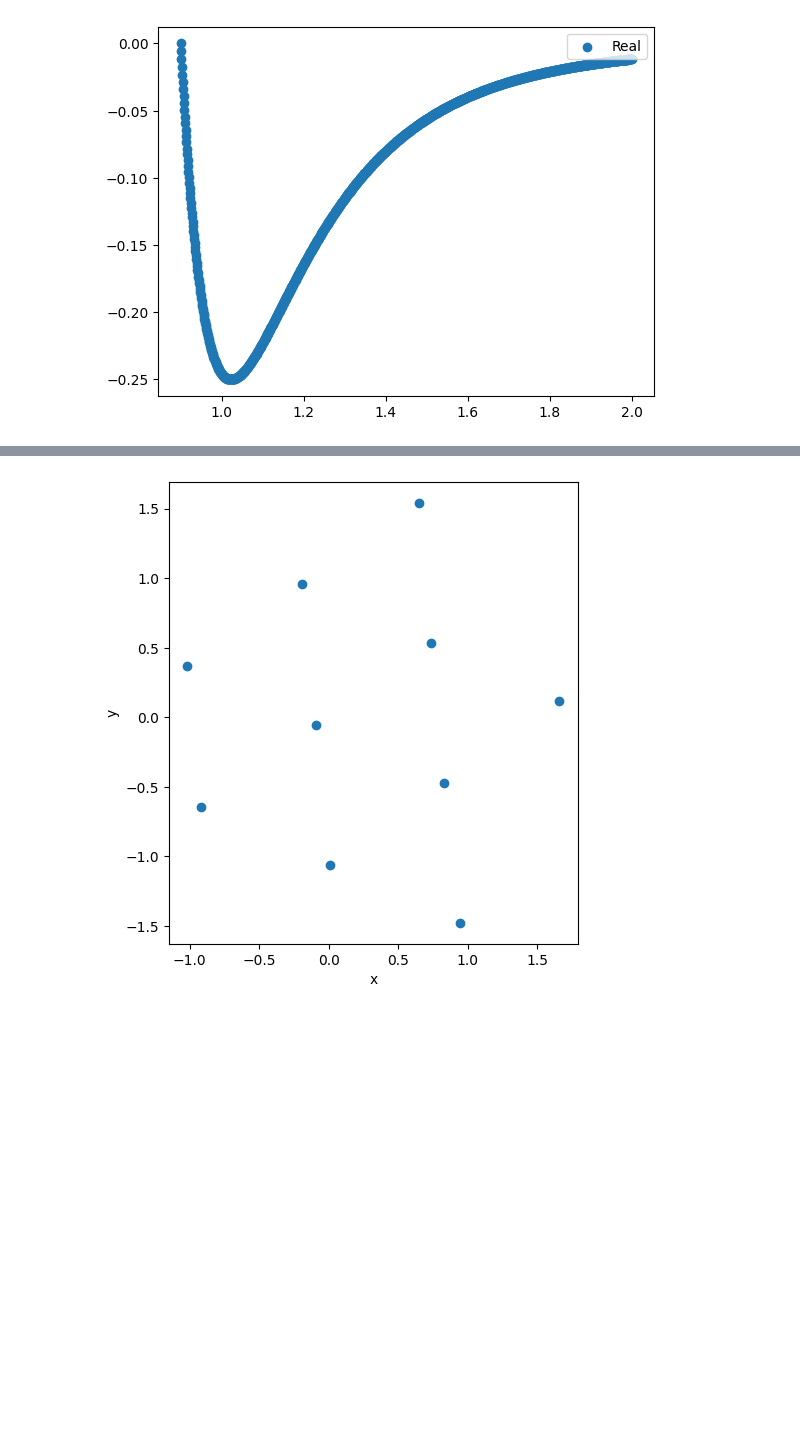
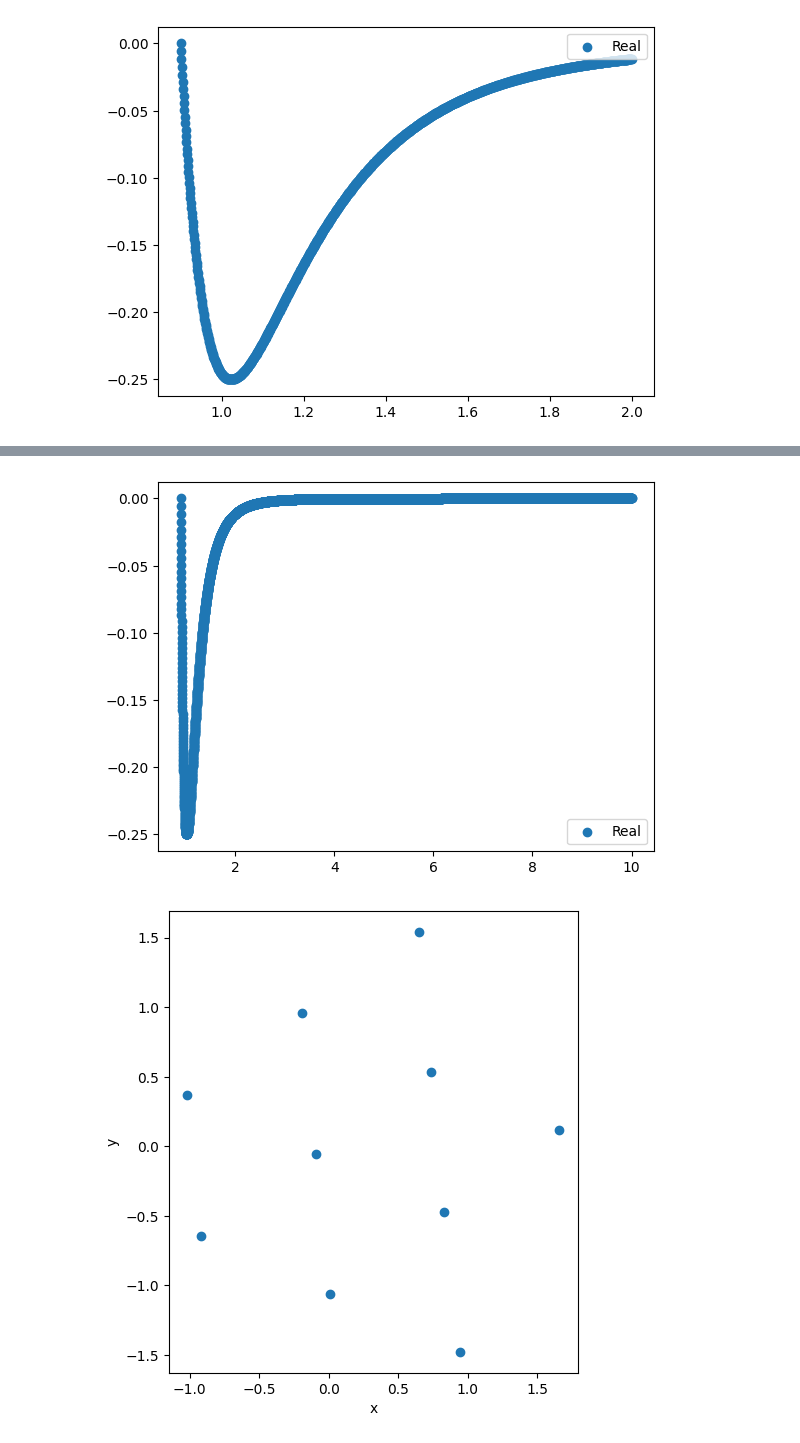
Before and after one commit to hikarimusic/MDLab, a Jupyter notebook: paper3/exp3.ipynb, the cells around one changed output, grey strips where cells are left out. Saved outputs shown, nothing was run; the diff lists cells and outputs as text; code cells hidden in the pictures; blank space fills up the shorter version.

```diff
--- a/paper3/exp3.ipynb
+++ b/paper3/exp3.ipynb
@@ -170,3 +184,14 @@ plt.show()
+# %%
+x_data = torch.arange(0.9, 10.0, 0.001).to(device)
+y_real = lennard_jones_potential(x_data)
+y_pred = force_field(x_data.view(-1, 1)).detach()
+
+plt.scatter(x_data.cpu().numpy(), y_real.cpu().numpy(), label='Real')
+# plt.scatter(x_data.numpy(), y_pred.numpy(), label='Predict', color='red')
+plt.legend()
+plt.show()
+# %% [output]
+[figure, added]
 # %%
 # Data
 def lennard_jones_potential(r, eps=1e-1):
```
Also changed, not shown: parts of 7 cells of this notebook.
